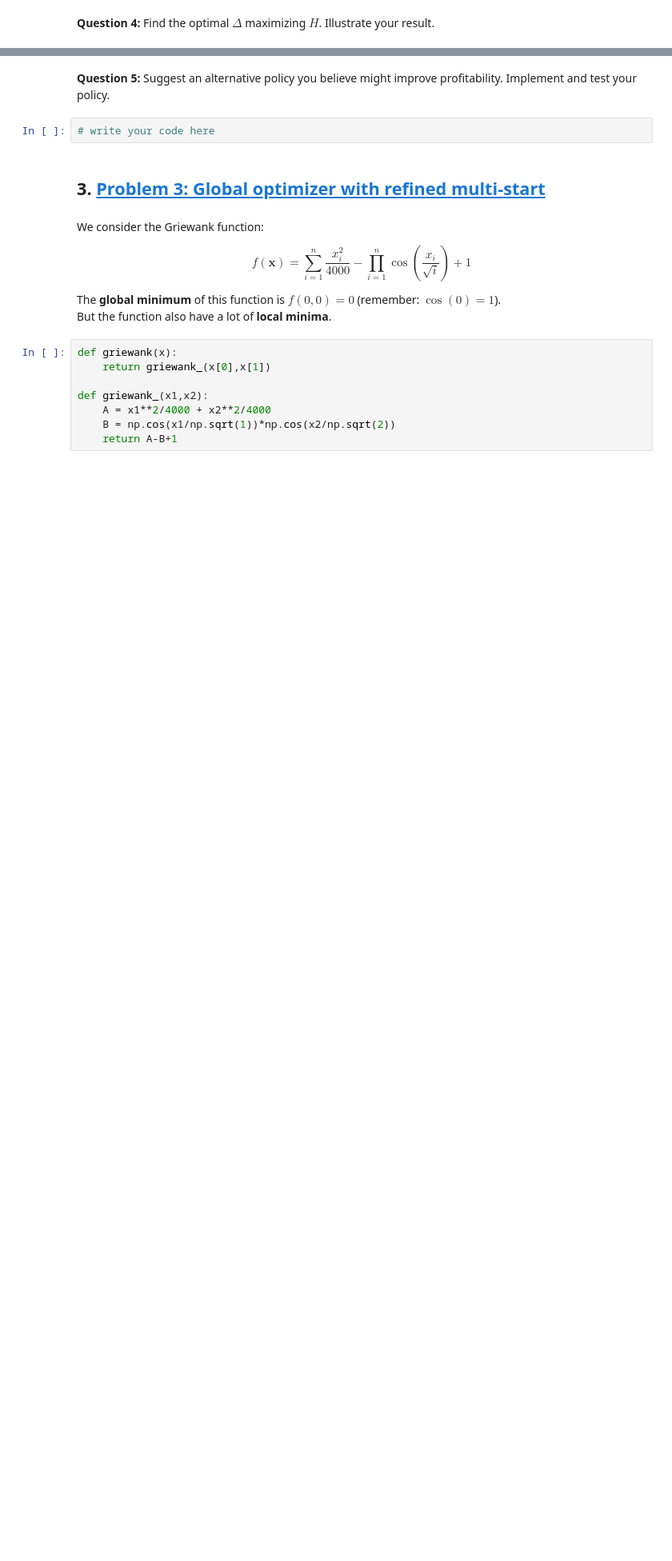
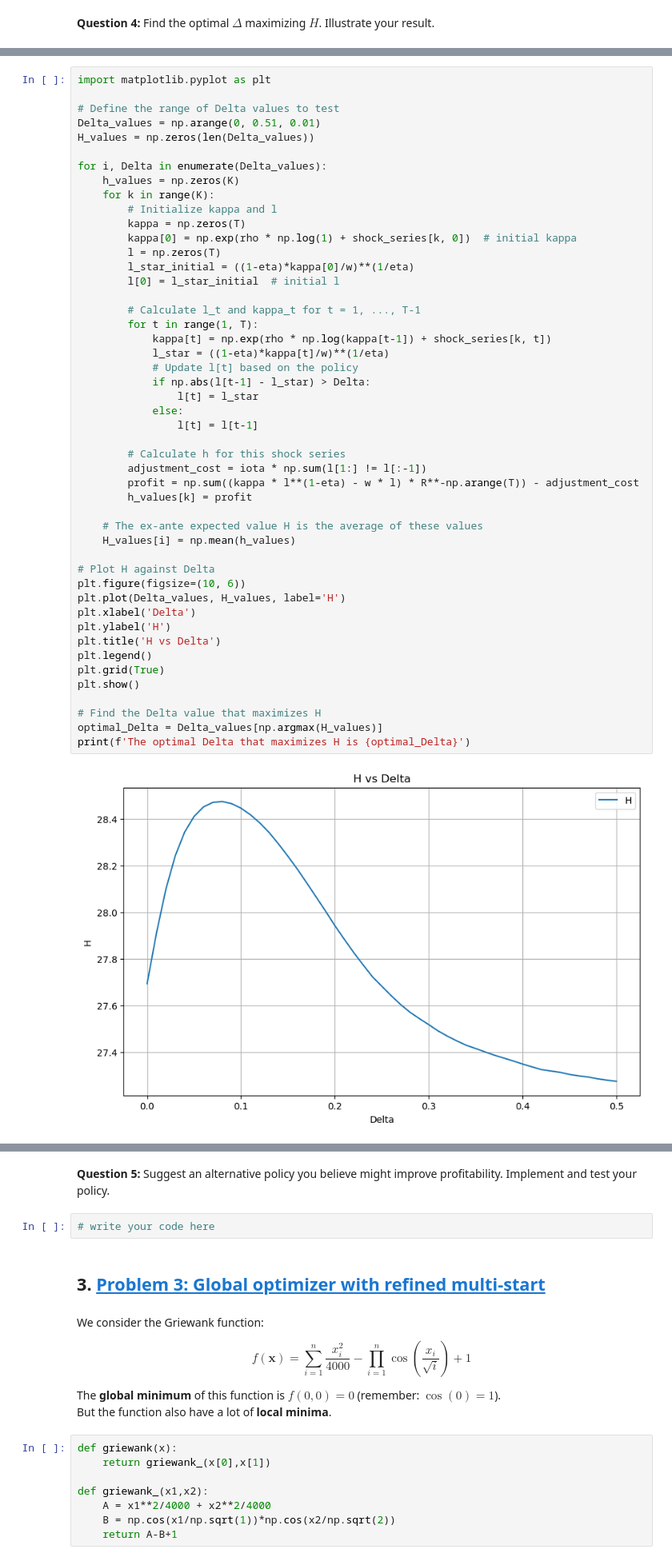
Before and after one commit to NumEconCopenhagen/projects-2023-best-team, a Jupyter notebook: Exam-2023-Lucas.ipynb, the cells around one changed output, grey strips where cells are left out. Shown at 80% size. Cells and saved outputs as stored; diff of their text form; blank space fills up the shorter version.

```diff
--- a/Exam-2023-Lucas.ipynb
+++ b/Exam-2023-Lucas.ipynb
@@ -595,0 +603,50 @@ With $\Delta \geq 0$ and $\Delta = 0$ being the previous policy.
+# %%
+import matplotlib.pyplot as plt
+
+# Define the range of Delta values to test
+Delta_values = np.arange(0, 0.51, 0.01)
+H_values = np.zeros(len(Delta_values))
+
+for i, Delta in enumerate(Delta_values):
+    h_values = np.zeros(K)
+    for k in range(K):
+        # Initialize kappa and l
+        kappa = np.zeros(T)
+        kappa[0] = np.exp(rho * np.log(1) + shock_series[k, 0])  # initial kappa
+        l = np.zeros(T)
+        l_star_initial = ((1-eta)*kappa[0]/w)**(1/eta)
+        l[0] = l_star_initial  # initial l
+
+        # Calculate l_t and kappa_t for t = 1, ..., T-1
+        for t in range(1, T):
+            kappa[t] = np.exp(rho * np.log(kappa[t-1]) + shock_series[k, t])
+            l_star = ((1-eta)*kappa[t]/w)**(1/eta)
+            # Update l[t] based on the policy
+            if np.abs(l[t-1] - l_star) > Delta:
+                l[t] = l_star
+            else:
+                l[t] = l[t-1]
+
+        # Calculate h for this shock series
+        adjustment_cost = iota * np.sum(l[1:] != l[:-1])
+        profit = np.sum((kappa * l**(1-eta) - w * l) * R**-np.arange(T)) - adjustment_cost
+        h_values[k] = profit
+
+    # The ex-ante expected value H is the average of these values
+    H_values[i] = np.mean(h_values)
+
+# Plot H against Delta
+plt.figure(figsize=(10, 6))
+plt.plot(Delta_values, H_values, label='H')
+plt.xlabel('Delta')
+plt.ylabel('H')
+plt.title('H vs Delta')
+plt.legend()
+plt.grid(True)
+plt.show()
+
+# Find the Delta value that maximizes H
+optimal_Delta = Delta_values[np.argmax(H_values)]
+print(f'The optimal Delta that maximizes H is {optimal_Delta}')
+# %% [output]
+[figure, added]
```
Also changed, not shown: parts of 7 cells of this notebook.
